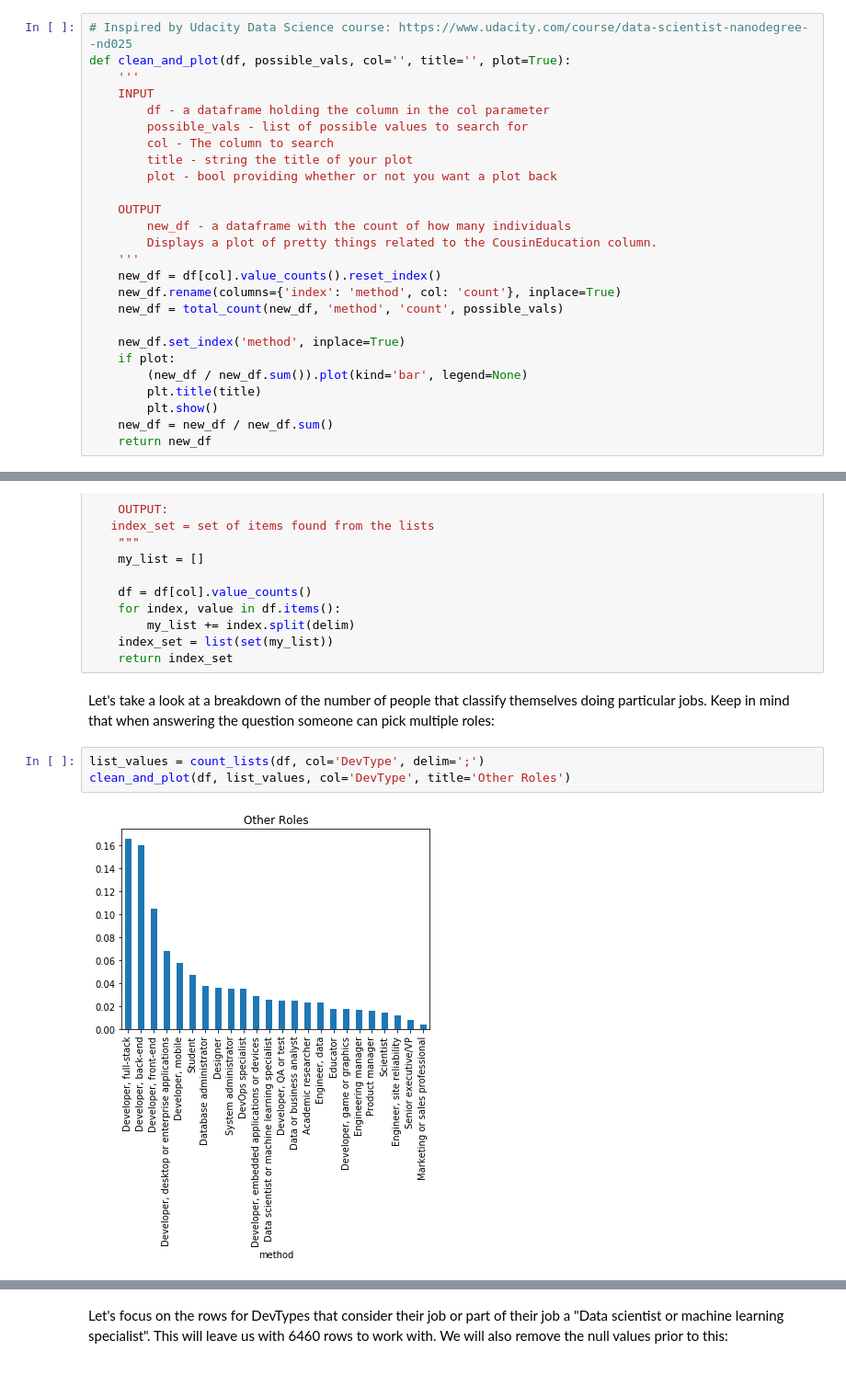
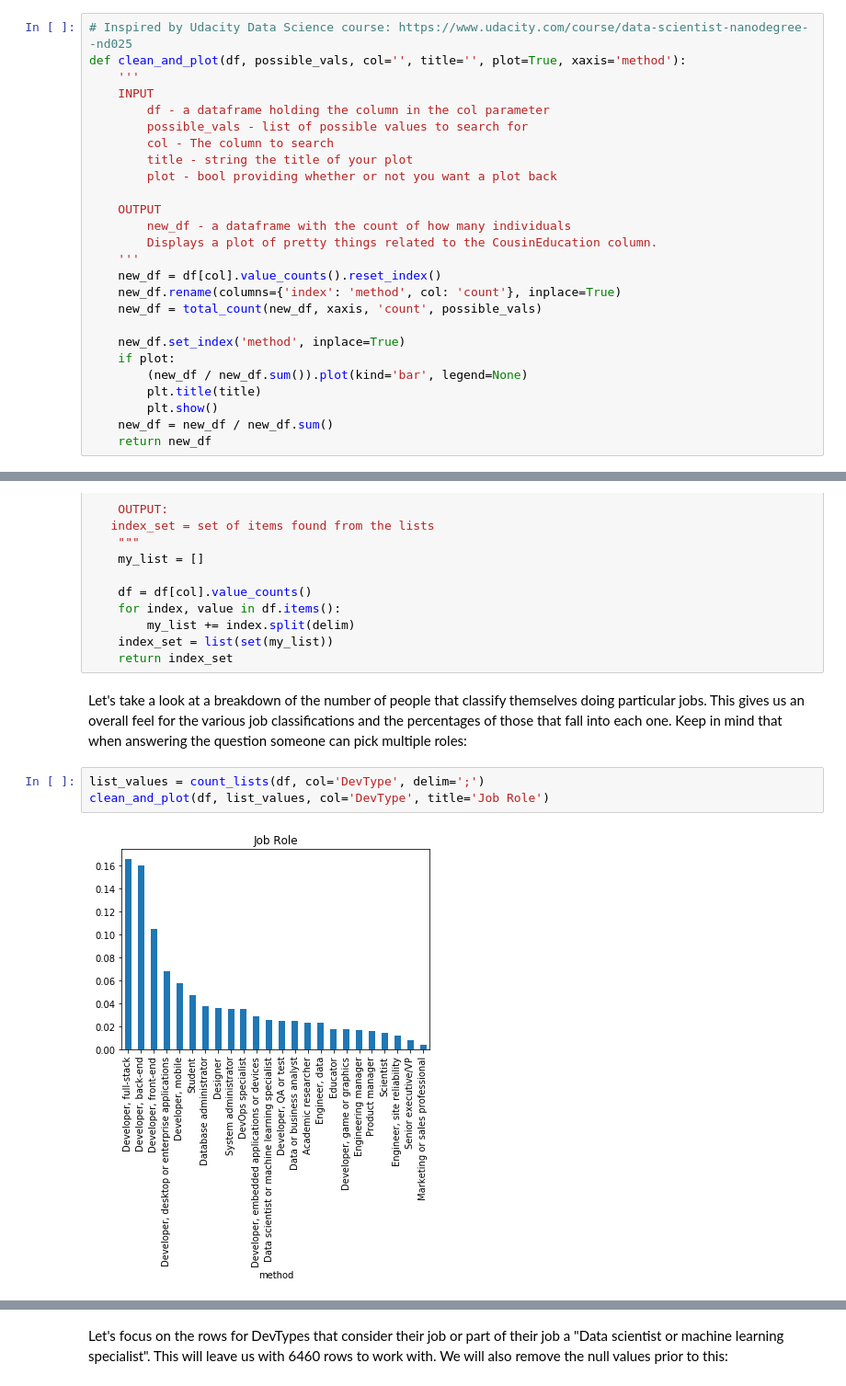
Before and after one commit to lilleboe/stackoverflow_research, a Jupyter notebook: research.ipynb, the cells around one changed output, grey strips where cells are left out. Shown at 92% size. Drawn from its saved outputs; the diff is of its cells as text.

```diff
--- a/research.ipynb
+++ b/research.ipynb
@@ -71,7 +71,7 @@ def total_count(df, col1, col2, look_for, delim=';'):
     return new_df
 # %%
 # Inspired by Udacity Data Science course: https://www.udacity.com/course/data-scientist-nanodegree--nd025
-def clean_and_plot(df, possible_vals, col='', title='', plot=True):
+def clean_and_plot(df, possible_vals, col='', title='', plot=True, xaxis='method'):
     '''
     INPUT
         df - a dataframe holding the column in the col parameter
@@ -86,7 +86,7 @@ def clean_and_plot(df, possible_vals, col='', title='', plot=True):
     '''
     new_df = df[col].value_counts().reset_index()
     new_df.rename(columns={'index': 'method', col: 'count'}, inplace=True)
-    new_df = total_count(new_df, 'method', 'count', possible_vals)
+    new_df = total_count(new_df, xaxis, 'count', possible_vals)
 
     new_df.set_index('method', inplace=True)
     if plot:
@@ -116,12 +116,12 @@ def count_lists(df, col, delim=';'):
     index_set = list(set(my_list))
     return index_set
 # %% [markdown]
-Let's take a look at a breakdown of the number of people that classify themselves doing particular jobs.  Keep in mind that when answering the question someone can pick multiple roles:
+Let's take a look at a breakdown of the number of people that classify themselves doing particular jobs.  This gives us an overall feel for the various job classifications and the percentages of those that fall into each one.  Keep in mind that when answering the question someone can pick multiple roles:
 # %%
 list_values = count_lists(df, col='DevType', delim=';')
-clean_and_plot(df, list_values, col='DevType', title='Other Roles')
+clean_and_plot(df, list_values, col='DevType', title='Job Role')
 # %% [output]
-[figure, old version]
+[figure, new version]
 |  | count |
 | method |  |
 | Developer, full-stack | 0.165649 |
```
Also changed, not shown: parts of 8 cells of this notebook, 2 other files.
